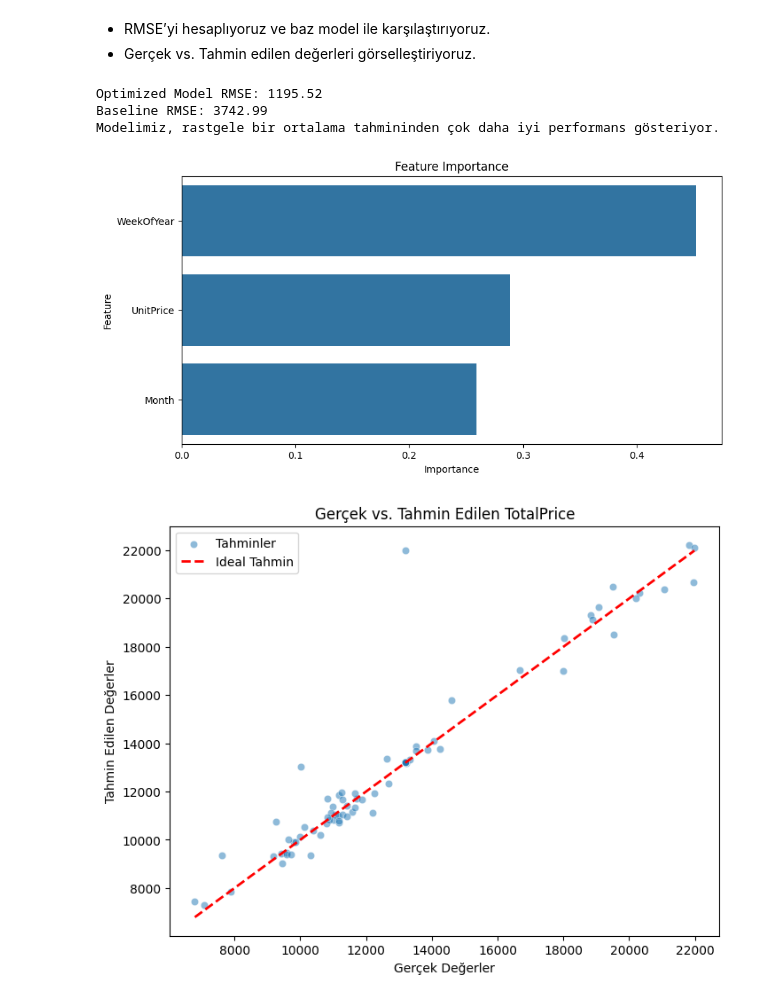
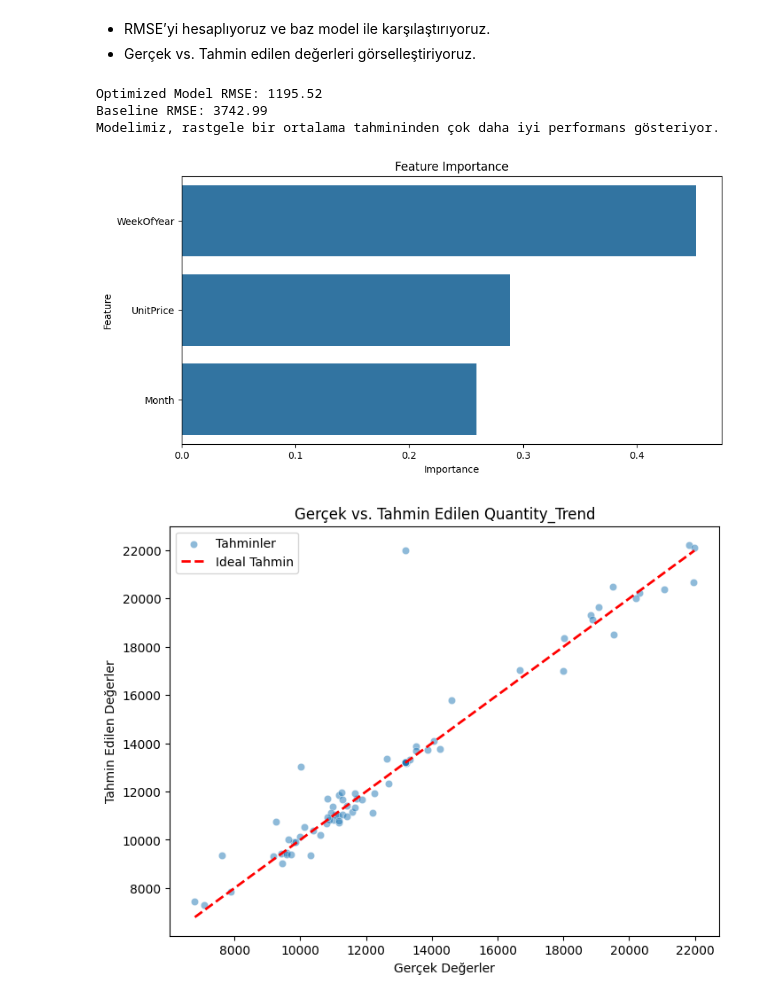
Before and after one commit to serkosi/SupplyChain-regression-classification-trials, a Jupyter notebook: regression.ipynb, the cells around one changed output. Saved outputs shown, nothing was run; the diff lists cells and outputs as text; code cells hidden in the pictures.

```diff
--- a/regression.ipynb
+++ b/regression.ipynb
@@ -123,32 +123,32 @@ baseline_rmse = np.sqrt(mean_squared_error(y_test, baseline_pred))
 
 # Sonuçları yazdır
 print(f"Optimized Model RMSE: {rmse:.2f}")
 print(f"Baseline RMSE: {baseline_rmse:.2f}")
 print("Modelimiz, rastgele bir ortalama tahmininden çok daha iyi performans gösteriyor.")
 
 # Özellik Önem Düzeyleri
 feature_importances = pd.DataFrame({
     "Feature": features,
     "Importance": rf.feature_importances_
 }).sort_values(by="Importance", ascending=False)
 
 plt.figure(figsize=(10, 5))
 sns.barplot(x="Importance", y="Feature", data=feature_importances)
 plt.title("Feature Importance")
 plt.show()
 
 # Gerçek vs. Tahmin edilen görselleştirme
 plt.figure(figsize=(8, 6))
 sns.scatterplot(x=y_test, y=y_pred, alpha=0.5, label="Tahminler")
 plt.plot([y_test.min(), y_test.max()], [y_test.min(), y_test.max()], 'r--', lw=2, label="Ideal Tahmin")
 plt.xlabel("Gerçek Değerler")
 plt.ylabel("Tahmin Edilen Değerler")
-plt.title("Gerçek vs. Tahmin Edilen TotalPrice")
+plt.title("Gerçek vs. Tahmin Edilen Quantity_Trend")
 plt.legend()
 plt.show()
 # %% [output]
 Optimized Model RMSE: 1195.52
 Baseline RMSE: 3742.99
 Modelimiz, rastgele bir ortalama tahmininden çok daha iyi performans gösteriyor.
 [figure]
-[figure, old version]
+[figure, new version]
```
Also changed, not shown: 2 other files.
